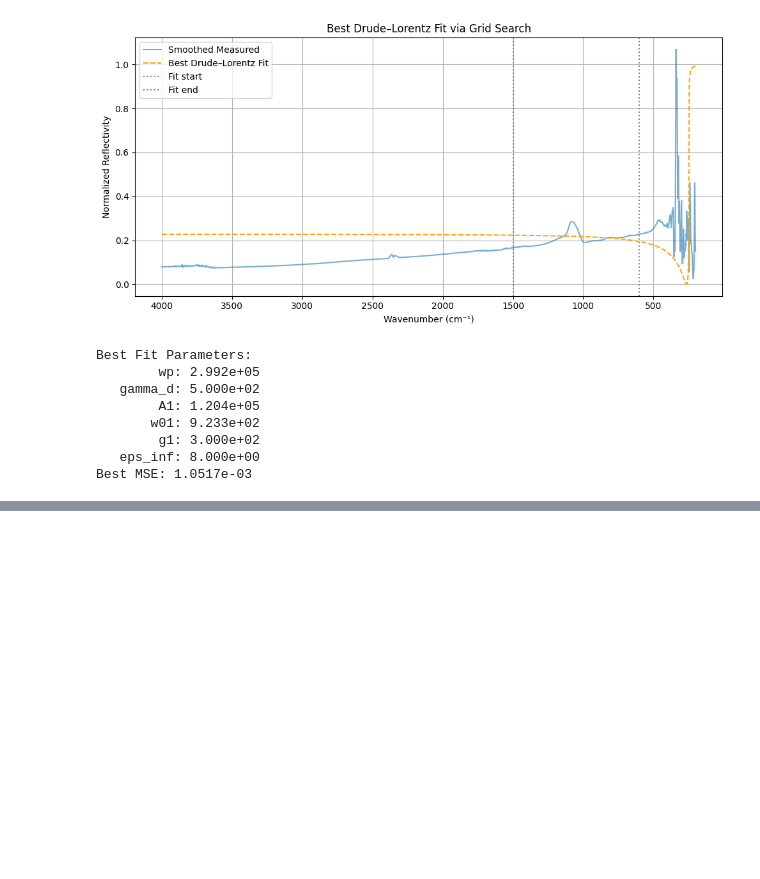
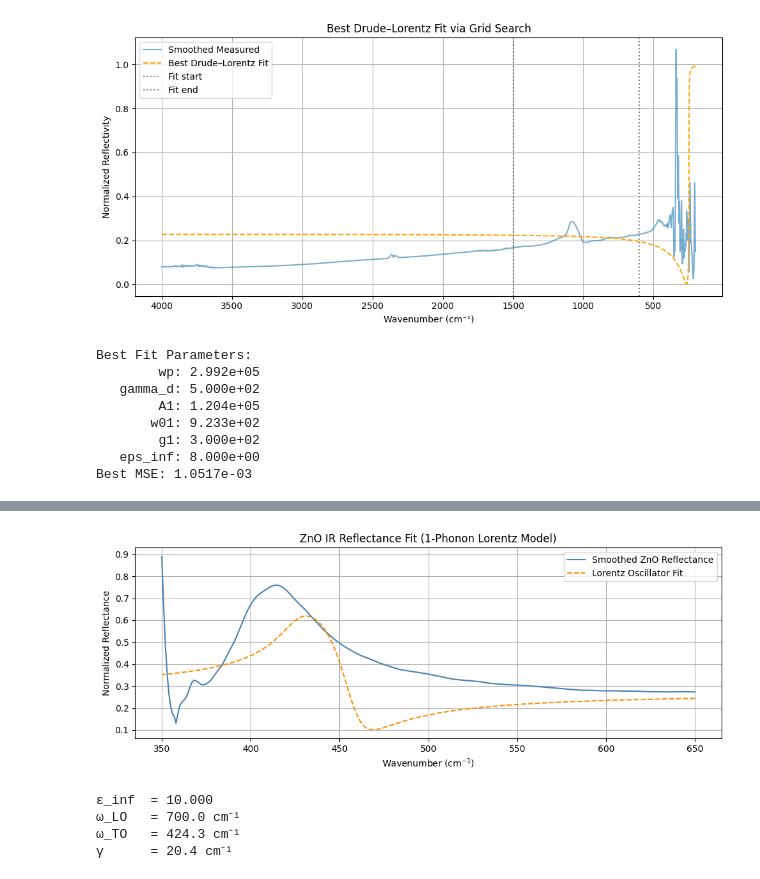
Before and after one commit to kearb-stomp/AdvLabs, a Jupyter notebook: Lab 1/Lab 6 - Lattice Vibrations.ipynb, the cells around one changed output, grey strips where cells are left out. Saved outputs shown, nothing was run; the diff lists cells and outputs as text; code cells hidden in the pictures; blank space fills up the shorter version.

```diff
--- a/Lab 1/Lab 6 - Lattice Vibrations.ipynb
+++ b/Lab 1/Lab 6 - Lattice Vibrations.ipynb
@@ -1375,0 +1392,69 @@ Best MSE: 1.0517e-03
+# %%
+# Replace these with your actual arrays:
+wavenumber = np.array(spectrum_dict['Zinc Oxide Reflectivity']['Wavenumber'])  # in cm⁻¹
+reflectance = np.array(spectrum_dict['Zinc Oxide Reflectivity']['Normalized Intensity'])
+
+# --- Masking the phonon region (adjust as needed) ---
+mask = (wavenumber >= 350) & (wavenumber <= 650)
+w_masked = wavenumber[mask]
+R_masked = reflectance[mask]
+
+# --- Smoothing to suppress spikes ---
+R_smooth = savgol_filter(R_masked, window_length=15, polyorder=3)
+
+# --- Lorentz oscillator dielectric model ---
+def lorentz_eps(omega, eps_inf, w_lo, w_to, gamma):
+    num = w_lo**2 - w_to**2
+    denom = w_to**2 - omega**2 - 1j * gamma * omega
+    return eps_inf + num / denom
+
+def reflectivity_model(omega, eps_inf, w_lo, w_to, gamma):
+    eps = lorentz_eps(omega, eps_inf, w_lo, w_to, gamma)
+    n = np.sqrt((np.abs(eps) + eps.real) / 2)
+    k = np.sqrt((np.abs(eps) - eps.real) / 2)
+    R = ((n - 1)**2 + k**2) / ((n + 1)**2 + k**2)
+    return R
+
+# --- Convert wavenumber to angular frequency (rad/s) ---
+c_cm = 3e10  # speed of light in cm/s
+omega_masked = 2 * np.pi * c_cm * w_masked
+
+# --- Initial parameter guess and bounds ---
+p0 = [3.5, 590 * 2 * np.pi * c_cm, 430 * 2 * np.pi * c_cm, 50 * 2 * np.pi * c_cm]
+bounds = ([1, 500 * 2 * np.pi * c_cm, 350 * 2 * np.pi * c_cm, 1e10],
+          [10, 700 * 2 * np.pi * c_cm, 500 * 2 * np.pi * c_cm, 1e14])
+
+# --- Fitting wrapper ---
+def fit_wrapper(omega, eps_inf, w_lo, w_to, gamma):
+    return reflectivity_model(omega, eps_inf, w_lo, w_to, gamma)
+
+# --- Fit the model ---
+popt, _ = curve_fit(fit_wrapper, omega_masked, R_smooth, p0=p0, bounds=bounds)
+eps_inf, w_lo, w_to, gamma = popt
+
+# --- Plot the fit ---
+omega_fit = 2 * np.pi * c_cm * w_masked
+R_fit = fit_wrapper(omega_fit, *popt)
+
+plt.figure(figsize=(10, 4))
+plt.plot(w_masked, R_smooth, label='Smoothed ZnO Reflectance', color='steelblue')
+plt.plot(w_masked, R_fit, '--', label='Lorentz Oscillator Fit', color='darkorange')
+plt.xlabel('Wavenumber (cm$^{-1}$)')
+plt.ylabel('Normalized Reflectance')
+plt.title('ZnO IR Reflectance Fit (1-Phonon Lorentz Model)')
+plt.legend()
+plt.grid(True)
+plt.tight_layout()
+plt.show()
+
+# --- Display fitted values ---
+print(f"ε_inf  = {eps_inf:.3f}")
+print(f"ω_LO   = {w_lo / (2 * np.pi * c_cm):.1f} cm⁻¹")
+print(f"ω_TO   = {w_to / (2 * np.pi * c_cm):.1f} cm⁻¹")
+print(f"γ      = {gamma / (2 * np.pi * c_cm):.1f} cm⁻¹")
+# %% [output]
+[figure, added]
+ε_inf  = 10.000
+ω_LO   = 700.0 cm⁻¹
+ω_TO   = 424.3 cm⁻¹
+γ      = 20.4 cm⁻¹
```
Also changed, not shown: parts of 7 cells of this notebook.
